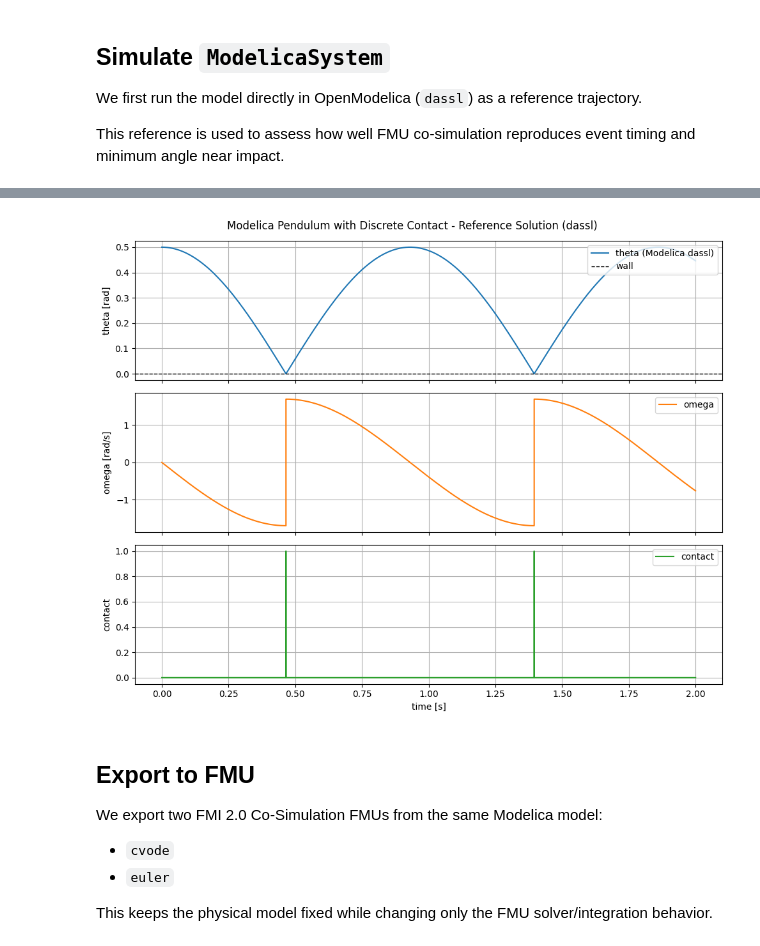
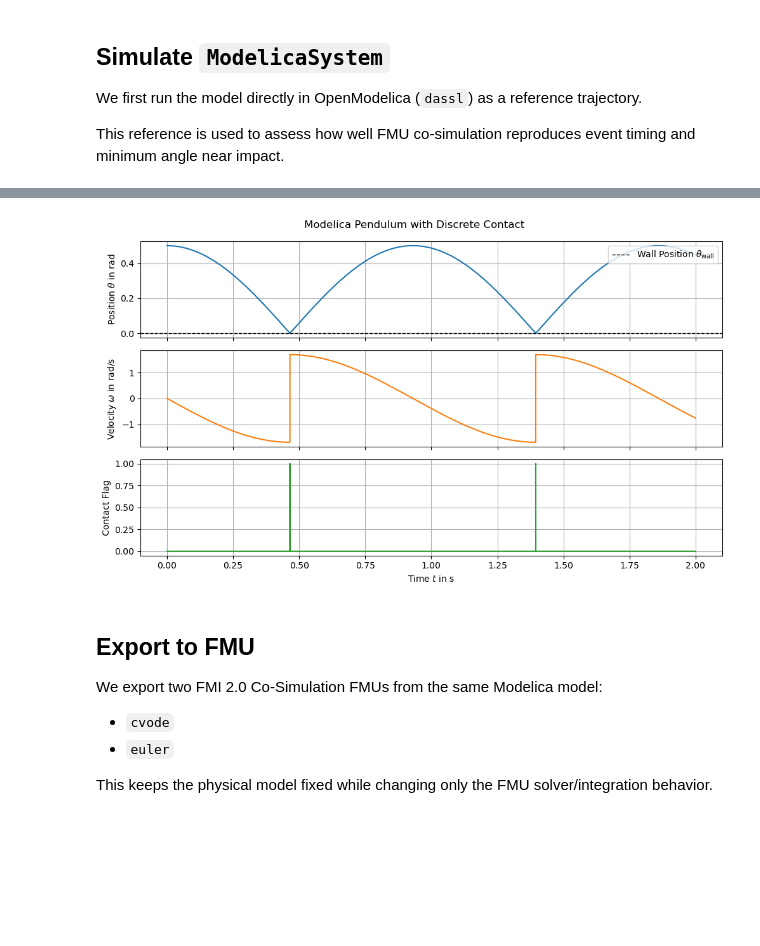
Before and after one commit to FlorianFrech/SystemSimulation, a Jupyter notebook: docs/04_tool_integration/01_modelica/02_modelica_pendulum_contact.ipynb, the cells around one changed output, grey strips where cells are left out. Drawn from its saved outputs; the diff is of its cells as text; code cells hidden in the pictures; blank space fills up the shorter version.

Commit message:
fix: Update Units in Notebook Plots in Docs

```diff
--- a/docs/04_tool_integration/01_modelica/02_modelica_pendulum_contact.ipynb
+++ b/docs/04_tool_integration/01_modelica/02_modelica_pendulum_contact.ipynb
@@ -112,7 +112,7 @@ equation
 
 end PendulumDiscreteContact;
 # %%
-model_file = Path("docs/tutorials/tool_integration/modelica/PendulumDiscreteContact.mo")
+model_file = Path.cwd() / "docs/04_tool_integration/01_modelica/models/PendulumDiscreteContact.mo"
 # %% [markdown]
 ## Simulate `ModelicaSystem`
 
@@ -158,29 +160,27 @@ contact_ref = np.asarray(contact_ref).squeeze().astype(bool)
 
 theta_wall = 0.0
 # %%
-fig, axs = plt.subplots(3, 1, figsize=(10, 8), sharex=True)
-fig.suptitle("Modelica Pendulum with Discrete Contact - Reference Solution (dassl)")
-axs[0].plot(t_ref, theta_ref, label="theta (Modelica dassl)")
-axs[0].axhline(theta_wall, color="k", linestyle="--", linewidth=1, label="wall")
-axs[0].set_ylabel("theta [rad]")
+fig, axs = plt.subplots(3, 1, figsize=(10, 6), sharex=True)
+fig.suptitle("Modelica Pendulum with Discrete Contact")
+axs[0].plot(t_ref, theta_ref)
+axs[0].axhline(theta_wall, color="k", linestyle="--", linewidth=1, label=r"Wall Position $\theta_{\text{wall}}$")
+axs[0].set_ylabel(r"Position $\theta$ in rad")
 axs[0].grid(True)
 axs[0].legend(loc="upper right")
 
-axs[1].plot(t_ref, omega_ref, color="tab:orange", label="omega")
-axs[1].set_ylabel("omega [rad/s]")
+axs[1].plot(t_ref, omega_ref, color="tab:orange")
+axs[1].set_ylabel(r"Velocity $\omega$ in rad/s")
 axs[1].grid(True)
-axs[1].legend(loc="upper right")
 
-axs[2].step(t_ref, contact_ref.astype(int), where="post", color="tab:green", label="contact")
-axs[2].set_ylabel("contact")
-axs[2].set_xlabel("time [s]")
+axs[2].step(t_ref, contact_ref.astype(int), where="post", color="tab:green")
+axs[2].set_ylabel(r"Contact Flag")
+axs[2].set_xlabel(r"Time $t$ in s")
 axs[2].grid(True)
-axs[2].legend(loc="upper right")
 
 plt.tight_layout()
 plt.show()
 # %% [output]
-[figure, old version]
+[figure, new version]
 # %% [markdown]
 ## Export to FMU
 
```
Also changed, not shown: parts of 11 cells of this notebook, 35 other files.
